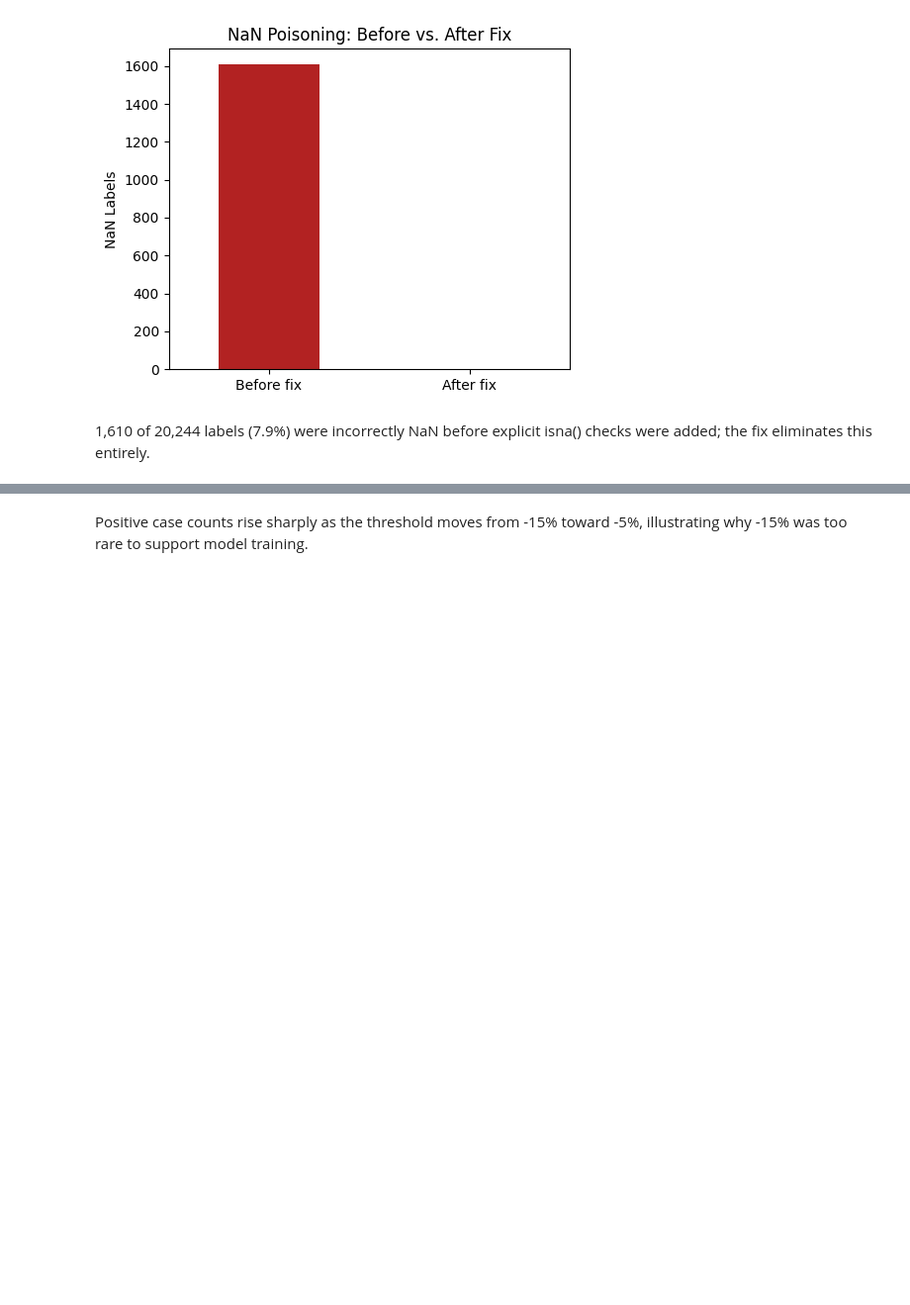
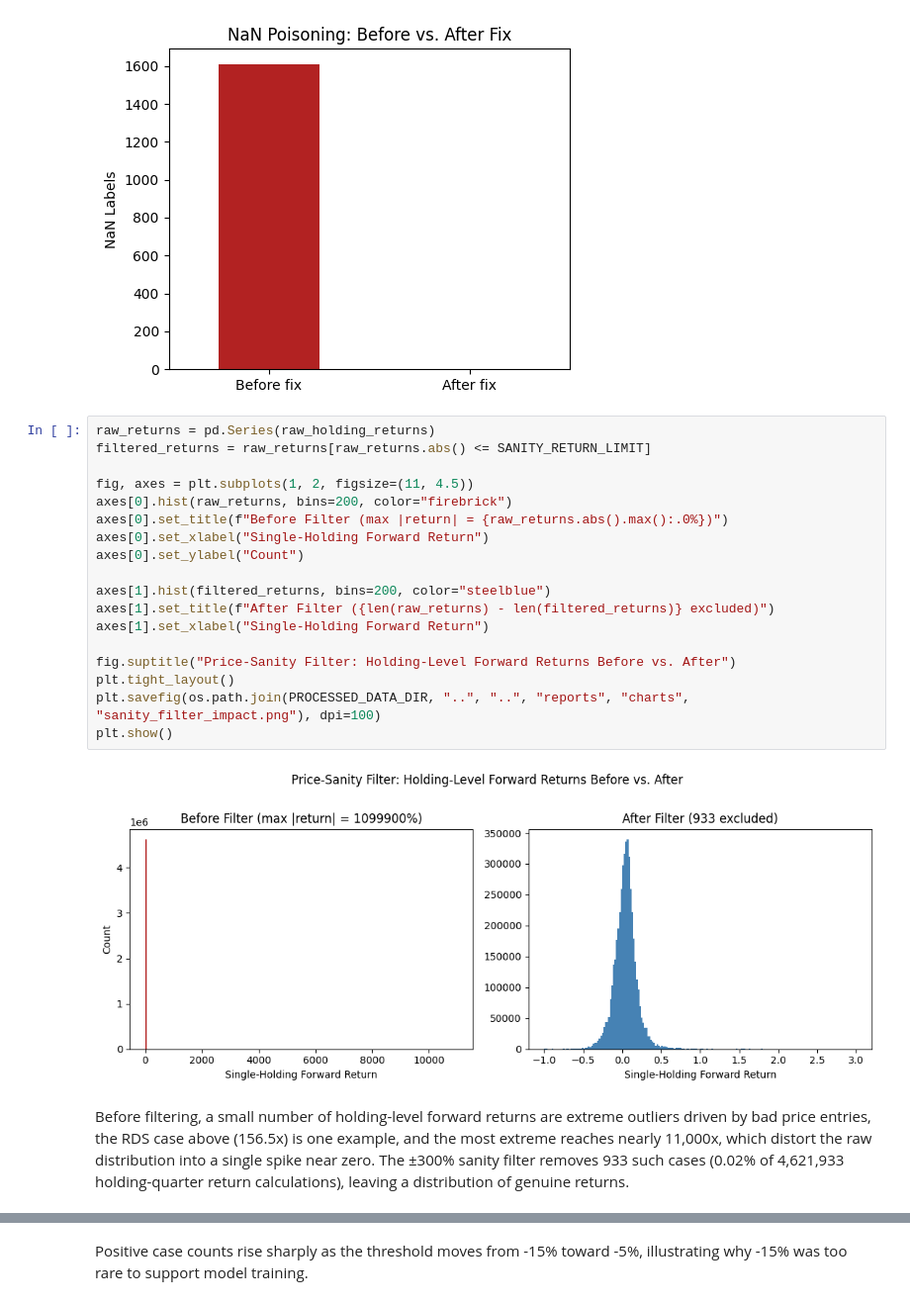
Before and after one commit to GopolangMmutlwaneCaptone/Risk-Concentration-Flagging, a Jupyter notebook: src/features/feature_engineering.ipynb, the cells around one changed output, grey strips where cells are left out. Shown at 99% size. Saved outputs shown, nothing was run; the diff lists cells and outputs as text; blank space fills up the shorter version.

```diff
--- a/src/features/feature_engineering.ipynb
+++ b/src/features/feature_engineering.ipynb
@@ -288,8 +315,28 @@ plt.savefig(os.path.join(PROCESSED_DATA_DIR, "..", "..", "reports", "charts", "n
 plt.show()
 # %% [output]
 [figure]
-# %% [markdown]
-1,610 of 20,244 labels (7.9%) were incorrectly NaN before explicit isna() checks were added; the fix eliminates this entirely.
+# %%
+raw_returns = pd.Series(raw_holding_returns)
+filtered_returns = raw_returns[raw_returns.abs() <= SANITY_RETURN_LIMIT]
+
+fig, axes = plt.subplots(1, 2, figsize=(11, 4.5))
+axes[0].hist(raw_returns, bins=200, color="firebrick")
+axes[0].set_title(f"Before Filter (max |return| = {raw_returns.abs().max():.0%})")
+axes[0].set_xlabel("Single-Holding Forward Return")
+axes[0].set_ylabel("Count")
+
+axes[1].hist(filtered_returns, bins=200, color="steelblue")
+axes[1].set_title(f"After Filter ({len(raw_returns) - len(filtered_returns)} excluded)")
+axes[1].set_xlabel("Single-Holding Forward Return")
+
+fig.suptitle("Price-Sanity Filter: Holding-Level Forward Returns Before vs. After")
+plt.tight_layout()
+plt.savefig(os.path.join(PROCESSED_DATA_DIR, "..", "..", "reports", "charts", "sanity_filter_impact.png"), dpi=100)
+plt.show()
+# %% [output]
+[figure, added]
+# %% [markdown]
+Before filtering, a small number of holding-level forward returns are extreme outliers driven by bad price entries, the RDS case above (156.5x) is one example, and the most extreme reaches nearly 11,000x, which distort the raw distribution into a single spike near zero. The ±300% sanity filter removes 933 such cases (0.02% of 4,621,933 holding-quarter return calculations), leaving a distribution of genuine returns.
 # %% [markdown]
 ## Select the Loss Threshold
 
```
Also changed, not shown: parts of 20 cells of this notebook.
